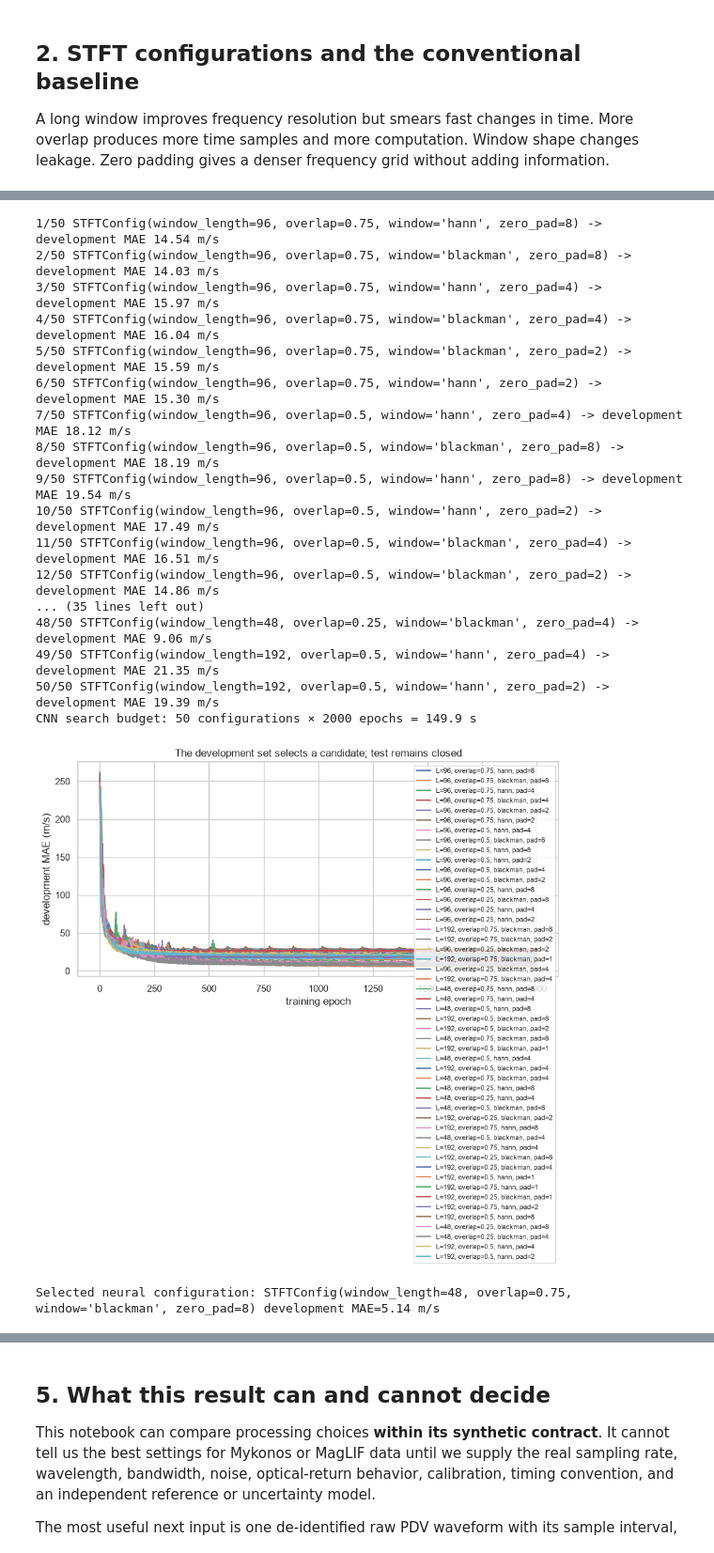
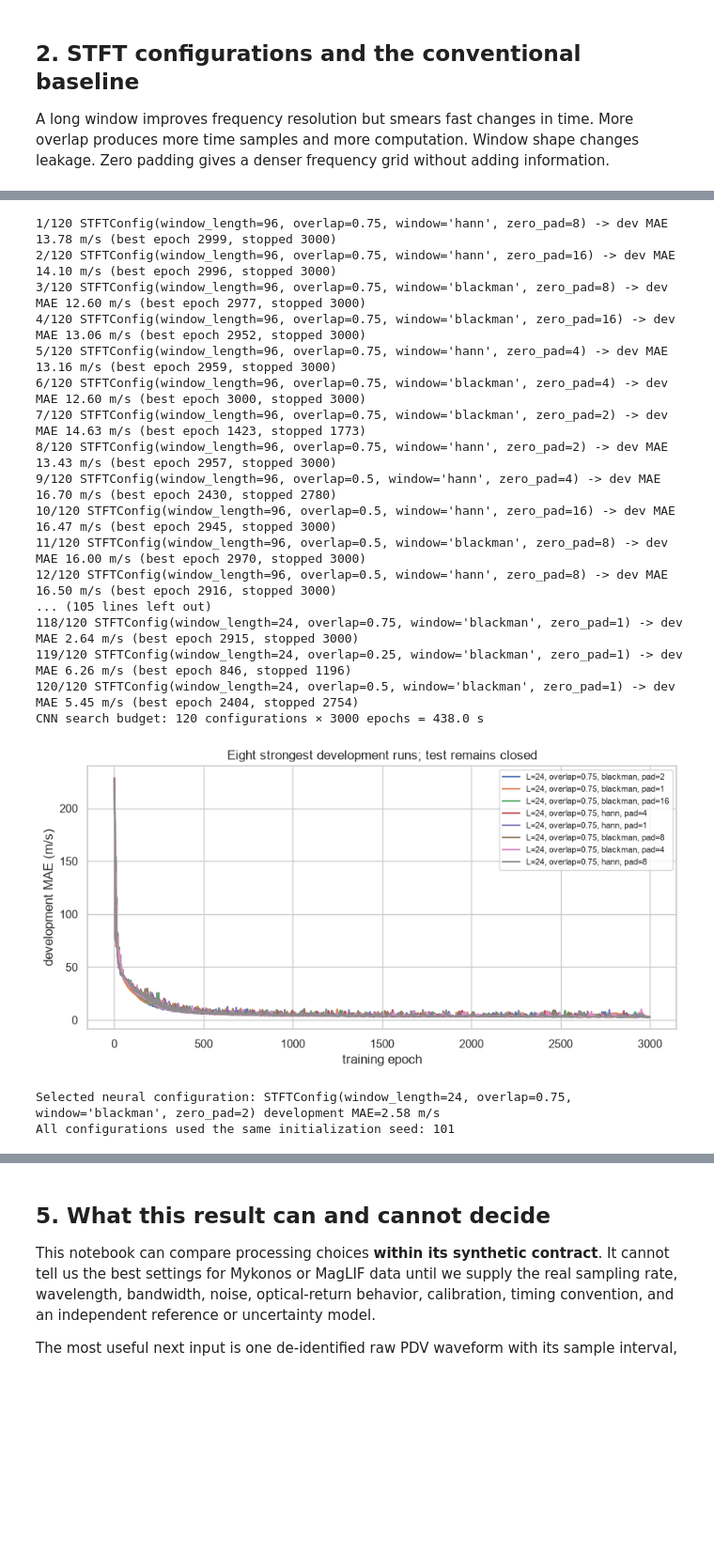
Before and after one commit to aidank03/LM-testbed, a Jupyter notebook: notebooks/02_pdv_stft_neural_benchmark.ipynb, the cells around one changed output, grey strips where cells are left out. Shown at 94% size. Cells and saved outputs as stored; diff of their text form; code cells hidden in the pictures; blank space fills up the shorter version.

```diff
--- a/notebooks/02_pdv_stft_neural_benchmark.ipynb
+++ b/notebooks/02_pdv_stft_neural_benchmark.ipynb
@@ -147,9 +152,13 @@ ridge_rows = []
 for config in CONFIGS:
     score = score_ridge(config, dev_shots)
     hop = config.window_length - int(config.window_length*config.overlap)
-    ridge_rows.append({**asdict(config), **score, "time_resolution_ns": hop/FS*1e9,
-                       "velocity_bin_ms": WAVELENGTH*FS/(2*config.window_length*config.zero_pad)})
+    ridge_rows.append({**asdict(config), **score,
+                       "window_duration_ns": config.window_length/FS*1e9,
+                       "frame_spacing_ns": hop/FS*1e9,
+                       "native_fft_spacing_ms": WAVELENGTH*FS/(2*config.window_length*config.zero_pad),
+                       "output_grid_spacing_ms": VELOCITY_GRID[1]-VELOCITY_GRID[0]})
 ridge_search = pd.DataFrame(ridge_rows).sort_values("mae").reset_index(drop=True)
 print(f"Evaluated {len(CONFIGS)} configurations on development shots in {time.perf_counter()-started:.2f} s")
+print(f"Actual estimator output-grid spacing: {VELOCITY_GRID[1]-VELOCITY_GRID[0]:.2f} m/s")
 ridge_search.head(8).round(2)
 # %% [output]
@@ -185,6 +195,8 @@ The CNN reads the normalized spectrogram and predicts one speed per STFT frame.
 # %%
-CNN_CONFIG_BUDGET = 1000
-CNN_EPOCHS = 3000
+CNN_CONFIG_BUDGET = len(CONFIGS)  # evaluate all configurations requested above
+CNN_EPOCHS = 3000                # maximum; early stopping may finish sooner
+CNN_PATIENCE = 350
+CNN_COMMON_SEED = 101
 
 class VelocityCNN(nn.Module):
     def __init__(self):
@@ -201,14 +213,14 @@ def batch_for(shots, config):
     return (torch.tensor(np.stack([item[0] for item in transformed]), device=DEVICE),
             torch.tensor(np.stack([item[1] for item in transformed]), device=DEVICE))
 
-def train_cnn(config, seed=17):
+def train_cnn(config, seed=CNN_COMMON_SEED):
     torch.manual_seed(seed)
     train_features, train_truth = batch_for(train_shots, config)
     dev_features, dev_truth = batch_for(dev_shots, config)
     model = VelocityCNN().to(DEVICE)
     optimizer = torch.optim.AdamW(model.parameters(), lr=2e-3, weight_decay=1e-4)
     loss_function = nn.SmoothL1Loss(beta=15.0)
-    learning, best = [], {"mae": float("inf"), "state": None}
+    learning, best = [], {"mae": float("inf"), "state": None, "epoch": 0}
     for epoch in range(1, CNN_EPOCHS+1):
         model.train(); optimizer.zero_grad()
         train_prediction = model(train_features)
@@ -219,47 +231,53 @@ def train_cnn(config, seed=17):
             dev_mae = (model(dev_features)-dev_truth).abs().mean().item()
         learning.append({"epoch": epoch, "train_loss": loss.item(), "dev_mae": dev_mae})
         if dev_mae < best["mae"]:
-            best = {"mae": dev_mae, "state": copy.deepcopy(model.state_dict())}
+            best = {"mae": dev_mae, "state": copy.deepcopy(model.state_dict()), "epoch": epoch}
+        if epoch - best["epoch"] >= CNN_PATIENCE:
+            break
     model.load_state_dict(best["state"]); model.eval()
-    return model, pd.DataFrame(learning), best["mae"]
+    return model, pd.DataFrame(learning), best["mae"], epoch, best["epoch"]
 
 candidate_configs = [STFTConfig(int(row.window_length), float(row.overlap), str(row.window), int(row.zero_pad))
                      for _, row in ridge_search.head(CNN_CONFIG_BUDGET).iterrows()]
 cnn_runs = []
 started = time.perf_counter()
 for number, config in enumerate(candidate_configs, 1):
-    model, learning, dev_mae = train_cnn(config, seed=100+number)
-    cnn_runs.append({"config": config, "model": model, "learning": learning, "dev_mae": dev_mae})
-    print(f"{number}/{len(candidate_configs)} {config} -> development MAE {dev_mae:.2f} m/s")
+    model, learning, dev_mae, epochs_run, best_epoch = train_cnn(config)
+    cnn_runs.append({"config": config, "model": model, "learning": learning, "dev_mae": dev_mae,
+                     "epochs_run": epochs_run, "best_epoch": best_epoch})
+    print(f"{number}/{len(candidate_configs)} {config} -> dev MAE {dev_mae:.2f} m/s "
+          f"(best epoch {best_epoch}, stopped {epochs_run})")
 print(f"CNN search budget: {len(candidate_configs)} configurations × {CNN_EPOCHS} epochs = {time.perf_counter()-started:.1f} s")
 # %% [output]
-1/50 STFTConfig(window_length=96, overlap=0.75, window='hann', zero_pad=8) -> development MAE 14.54 m/s
-2/50 STFTConfig(window_length=96, overlap=0.75, window='blackman', zero_pad=8) -> development MAE 14.03 m/s
-3/50 STFTConfig(window_length=96, overlap=0.75, window='hann', zero_pad=4) -> development MAE 15.97 m/s
-4/50 STFTConfig(window_length=96, overlap=0.75, window='blackman', zero_pad=4) -> development MAE 16.04 m/s
-5/50 STFTConfig(window_length=96, overlap=0.75, window='blackman', zero_pad=2) -> development MAE 15.59 m/s
-6/50 STFTConfig(window_length=96, overlap=0.75, window='hann', zero_pad=2) -> development MAE 15.30 m/s
-7/50 STFTConfig(window_length=96, overlap=0.5, window='hann', zero_pad=4) -> development MAE 18.12 m/s
-8/50 STFTConfig(window_length=96, overlap=0.5, window='blackman', zero_pad=8) -> development MAE 18.19 m/s
-9/50 STFTConfig(window_length=96, overlap=0.5, window='hann', zero_pad=8) -> development MAE 19.54 m/s
-10/50 STFTConfig(window_length=96, overlap=0.5, window='hann', zero_pad=2) -> development MAE 17.49 m/s
-11/50 STFTConfig(window_length=96, overlap=0.5, window='blackman', zero_pad=4) -> development MAE 16.51 m/s
-12/50 STFTConfig(window_length=96, overlap=0.5, window='blackman', zero_pad=2) -> development MAE 14.86 m/s
-... (35 lines left out)
-48/50 STFTConfig(window_length=48, overlap=0.25, window='blackman', zero_pad=4) -> development MAE 9.06 m/s
-49/50 STFTConfig(window_length=192, overlap=0.5, window='hann', zero_pad=4) -> development MAE 21.35 m/s
-50/50 STFTConfig(window_length=192, overlap=0.5, window='hann', zero_pad=2) -> development MAE 19.39 m/s
-CNN search budget: 50 configurations × 2000 epochs = 149.9 s
+1/120 STFTConfig(window_length=96, overlap=0.75, window='hann', zero_pad=8) -> dev MAE 13.78 m/s (best epoch 2999, stopped 3000)
+2/120 STFTConfig(window_length=96, overlap=0.75, window='hann', zero_pad=16) -> dev MAE 14.10 m/s (best epoch 2996, stopped 3000)
+3/120 STFTConfig(window_length=96, overlap=0.75, window='blackman', zero_pad=8) -> dev MAE 12.60 m/s (best epoch 2977, stopped 3000)
+4/120 STFTConfig(window_length=96, overlap=0.75, window='blackman', zero_pad=16) -> dev MAE 13.06 m/s (best epoch 2952, stopped 3000)
+5/120 STFTConfig(window_length=96, overlap=0.75, window='hann', zero_pad=4) -> dev MAE 13.16 m/s (best epoch 2959, stopped 3000)
+6/120 STFTConfig(window_length=96, overlap=0.75, window='blackman', zero_pad=4) -> dev MAE 12.60 m/s (best epoch 3000, stopped 3000)
+7/120 STFTConfig(window_length=96, overlap=0.75, window='blackman', zero_pad=2) -> dev MAE 14.63 m/s (best epoch 1423, stopped 1773)
+8/120 STFTConfig(window_length=96, overlap=0.75, window='hann', zero_pad=2) -> dev MAE 13.43 m/s (best epoch 2957, stopped 3000)
+9/120 STFTConfig(window_length=96, overlap=0.5, window='hann', zero_pad=4) -> dev MAE 16.70 m/s (best epoch 2430, stopped 2780)
+10/120 STFTConfig(window_length=96, overlap=0.5, window='hann', zero_pad=16) -> dev MAE 16.47 m/s (best epoch 2945, stopped 3000)
+11/120 STFTConfig(window_length=96, overlap=0.5, window='blackman', zero_pad=8) -> dev MAE 16.00 m/s (best epoch 2970, stopped 3000)
+12/120 STFTConfig(window_length=96, overlap=0.5, window='hann', zero_pad=8) -> dev MAE 16.50 m/s (best epoch 2916, stopped 3000)
+... (105 lines left out)
+118/120 STFTConfig(window_length=24, overlap=0.75, window='blackman', zero_pad=1) -> dev MAE 2.64 m/s (best epoch 2915, stopped 3000)
+119/120 STFTConfig(window_length=24, overlap=0.25, window='blackman', zero_pad=1) -> dev MAE 6.26 m/s (best epoch 846, stopped 1196)
+120/120 STFTConfig(window_length=24, overlap=0.5, window='blackman', zero_pad=1) -> dev MAE 5.45 m/s (best epoch 2404, stopped 2754)
+CNN search budget: 120 configurations × 3000 epochs = 438.0 s
 # %%
 fig, ax = plt.subplots(figsize=(10,4.5))
-for run in cnn_runs:
+for run in sorted(cnn_runs, key=lambda item: item["dev_mae"])[:8]:
     label = f"L={run['config'].window_length}, overlap={run['config'].overlap}, {run['config'].window}, pad={run['config'].zero_pad}"
     ax.plot(run["learning"].epoch, run["learning"].dev_mae, label=label)
-ax.set(xlabel="training epoch", ylabel="development MAE (m/s)", title="The development set selects a candidate; test remains closed")
+ax.set(xlabel="training epoch", ylabel="development MAE (m/s)", title="Eight strongest development runs; test remains closed")
 ax.legend(fontsize=8); plt.show()
 best_cnn = min(cnn_runs, key=lambda run: run["dev_mae"])
 print("Selected neural configuration:", best_cnn["config"], f"development MAE={best_cnn['dev_mae']:.2f} m/s")
+print("All configurations used the same initialization seed:", CNN_COMMON_SEED)
 # %% [output]
-[figure, old version]
+[figure, new version]
-Selected neural configuration: STFTConfig(window_length=48, overlap=0.75, window='blackman', zero_pad=8) development MAE=5.14 m/s
+Selected neural configuration: STFTConfig(window_length=24, overlap=0.75, window='blackman', zero_pad=2) development MAE=2.58 m/s
+All configurations used the same initialization seed: 101
 # %% [markdown]
```
Also changed, not shown: parts of 10 cells of this notebook, 10 other files.
